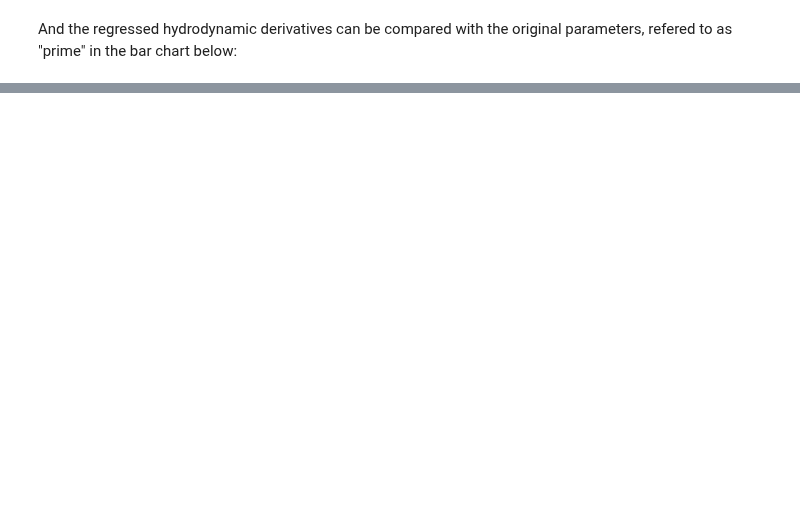
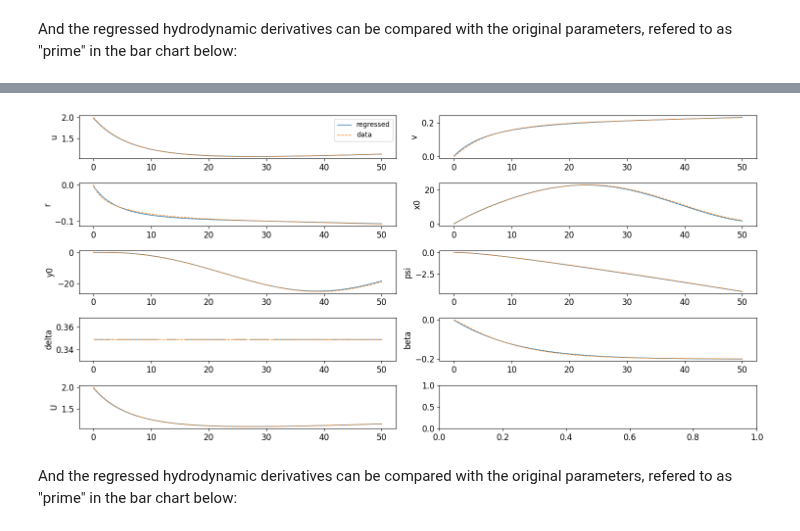
Before and after one commit to martinlarsalbert/VesselManoeuvringModels, a Jupyter notebook: _sources/02.01_manoeuvring_PIT.ipynb, the cells around one changed output, grey strips where cells are left out. Saved outputs shown, nothing was run; the diff lists cells and outputs as text; code cells hidden in the pictures; blank space fills up the shorter version.

```diff
--- a/_sources/02.01_manoeuvring_PIT.ipynb
+++ b/_sources/02.01_manoeuvring_PIT.ipynb
@@ -341,0 +445,8 @@ if mask.any():
+# %%
+X = diff_eq_X.calculate_features(data=df)
+y = diff_eq_X.calculate_label(y=df['u1d'])
+
+model_X = sm.OLS(y,X)
+results_X = model_X.fit()
+
+show_pred(X=X,y=y,results=results_X, label=r'$\dot{u}}$')
@@ -341,0 +491,22 @@ if mask.any():
+# %%
+results_summary_X['decoupled'] = coeffs[0][0]
+results_summary_Y['decoupled'] = coeffs[1][0]
+results_summary_N['decoupled'] = coeffs[2][0]
+
+x_G_ = ship_parameters_prime['x_G']
+m_ = ship_parameters_prime['m']
+
+results_summary_X.loc['Xrr','decoupled']+=(-m_*x_G_)
+results_summary_X.loc['Xvr','decoupled']+=(-m_)
+results_summary_Y.loc['Yur','decoupled']+=m_
+results_summary_N.loc['Nur','decoupled']+=m_*x_G_
+# %%
+df_parameters_all = df_parameters.copy()
+for other in [results_summary_X, results_summary_Y, results_summary_N]:
+    df_parameters_all = df_parameters_all.combine_first(other)
+
+df_parameters_all.rename(columns={'decoupled':'regressed'}, inplace=True)
+df_parameters_all.drop(columns=['brix_lambda'], inplace=True)
+
+df_parameters_all['regressed'] = df_parameters_all['regressed'].combine_first(df_parameters_all['prime'])  # prefer regressed
+#df_parameters_all['regressed'].fillna(0,inplace=True)
@@ -341,0 +517,12 @@ if mask.any():
+# %%
+parameters=df_parameters_all['regressed'].copy()
+
+result_regression = vmm.simulator.simulate(df_=df_result,
+                                           parameters=parameters,
+                                           ship_parameters=ship_parameters,
+                                           control_keys=['delta'],
+                                           primed_parameters=True,
+                                           prime_system=ps,
+                                           name='regressed')
+
+result_regression.df_model_test=df_result  # dirty
@@ -341,0 +533,6 @@ if mask.any():
+# %%
+result_regression.plot(compare=True);
+# %% [output]
+[figure, added]
+# %% [markdown]
+And the regressed hydrodynamic derivatives can be compared with the original parameters, refered to as "prime" in the bar chart below:
```
Also changed, not shown: parts of 23 cells of this notebook, 33 other files.
